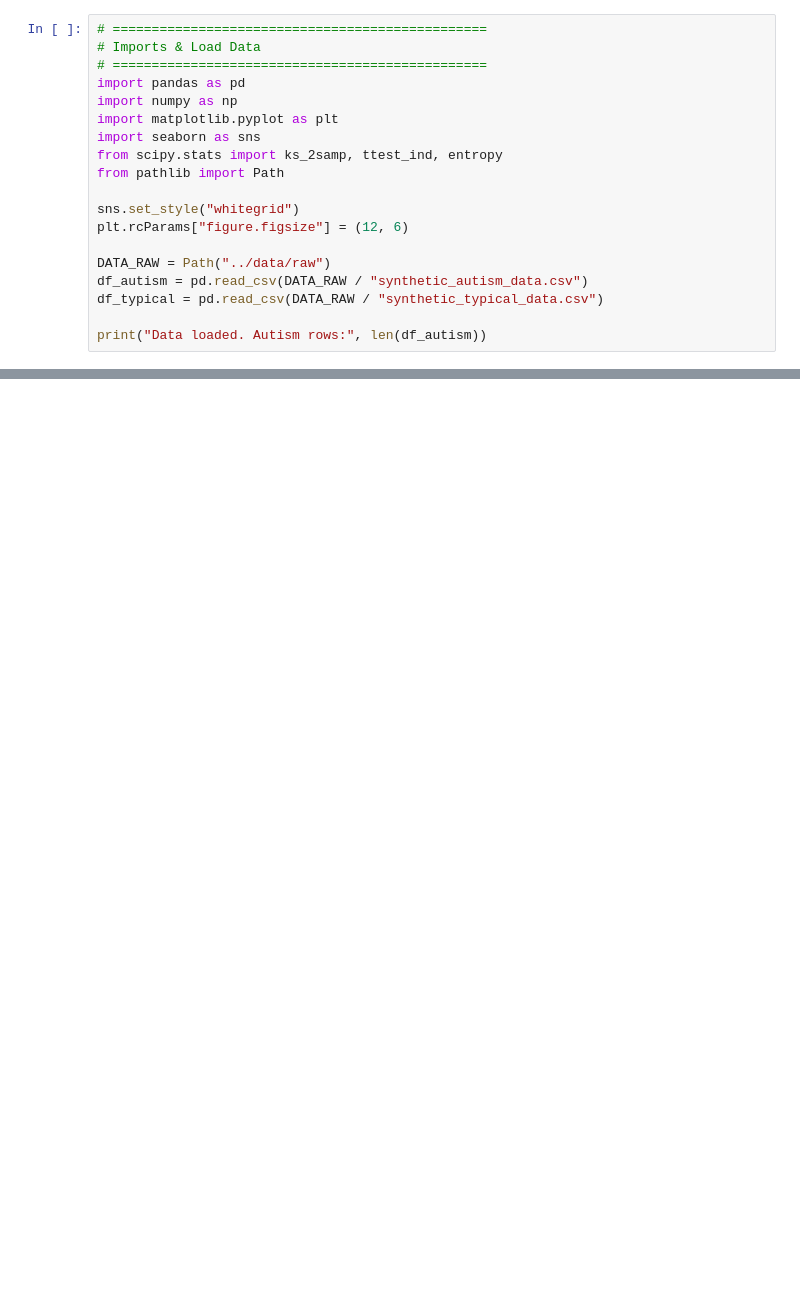
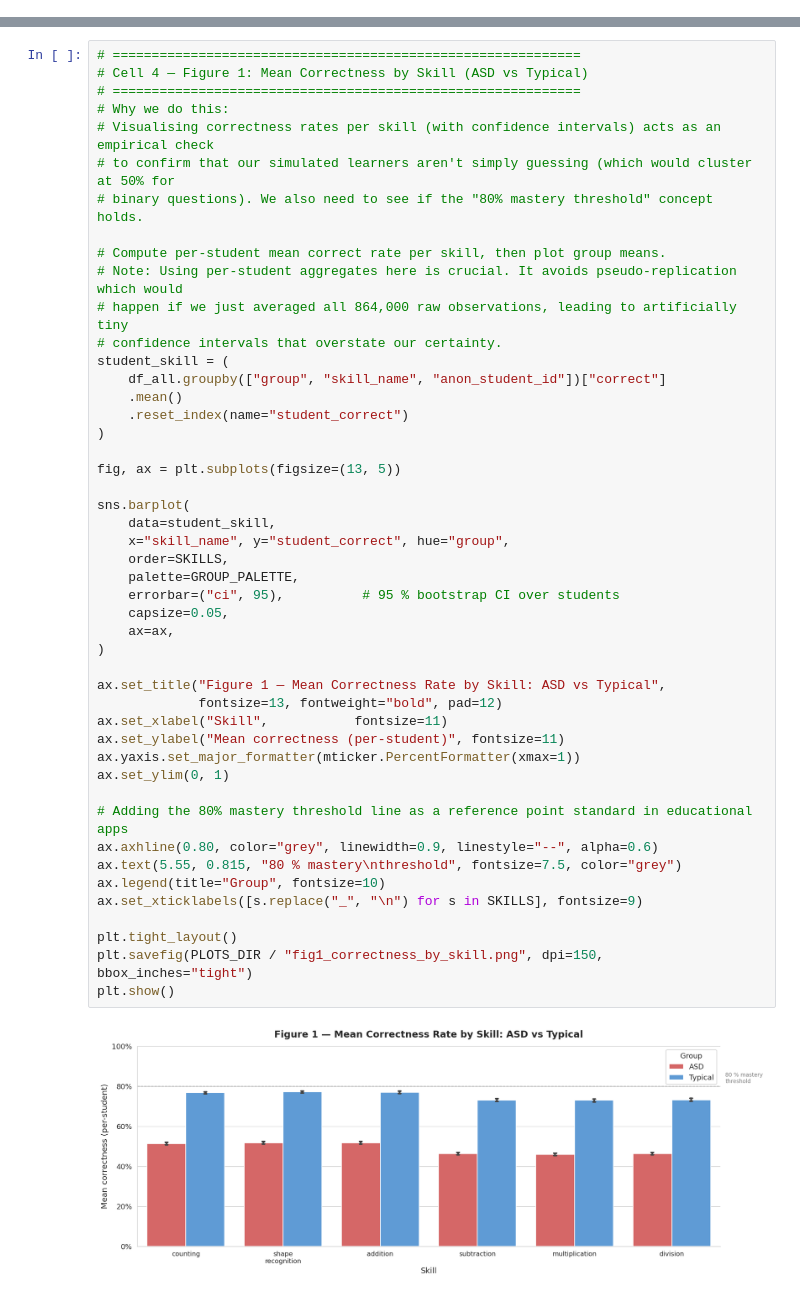
Before and after one commit to Cosmas256s/ML-NYOTA, a Jupyter notebook: notebooks/02_data_exploration_validation.ipynb, the cells around one changed output, grey strips where cells are left out. Cells and saved outputs as stored; diff of their text form; blank space fills up the shorter version.

```diff
--- a/notebooks/02_data_exploration_validation.ipynb
+++ b/notebooks/02_data_exploration_validation.ipynb
@@ -16,19 +0,0 @@
-# %%
-# ================================================
-# Imports & Load Data
-# ================================================
-import pandas as pd
-import numpy as np
-import matplotlib.pyplot as plt
-import seaborn as sns
-from scipy.stats import ks_2samp, ttest_ind, entropy
-from pathlib import Path
-
-sns.set_style("whitegrid")
-plt.rcParams["figure.figsize"] = (12, 6)
-
-DATA_RAW = Path("../data/raw")
-df_autism = pd.read_csv(DATA_RAW / "synthetic_autism_data.csv")
-df_typical = pd.read_csv(DATA_RAW / "synthetic_typical_data.csv")
-
-print("Data loaded. Autism rows:", len(df_autism))
@@ -181,0 +249,49 @@ KL Divergence (behavior) = 0.2854 (lower = more similar)
+# %%
+# ============================================================
+# Cell 4 — Figure 1: Mean Correctness by Skill (ASD vs Typical)
+# ============================================================
+# Why we do this:
+# Visualising correctness rates per skill (with confidence intervals) acts as an empirical check
+# to confirm that our simulated learners aren't simply guessing (which would cluster at 50% for
+# binary questions). We also need to see if the "80% mastery threshold" concept holds.
+
+# Compute per-student mean correct rate per skill, then plot group means.
+# Note: Using per-student aggregates here is crucial. It avoids pseudo-replication which would
+# happen if we just averaged all 864,000 raw observations, leading to artificially tiny
+# confidence intervals that overstate our certainty.
+student_skill = (
+    df_all.groupby(["group", "skill_name", "anon_student_id"])["correct"]
+    .mean()
+    .reset_index(name="student_correct")
+)
+
+fig, ax = plt.subplots(figsize=(13, 5))
+
+sns.barplot(
+    data=student_skill,
+    x="skill_name", y="student_correct", hue="group",
+    order=SKILLS,
+    palette=GROUP_PALETTE,
+    errorbar=("ci", 95),          # 95 % bootstrap CI over students
+    capsize=0.05,
+    ax=ax,
+)
+
+ax.set_title("Figure 1 — Mean Correctness Rate by Skill: ASD vs Typical",
+             fontsize=13, fontweight="bold", pad=12)
+ax.set_xlabel("Skill",           fontsize=11)
+ax.set_ylabel("Mean correctness (per-student)", fontsize=11)
+ax.yaxis.set_major_formatter(mticker.PercentFormatter(xmax=1))
+ax.set_ylim(0, 1)
+
+# Adding the 80% mastery threshold line as a reference point standard in educational apps
+ax.axhline(0.80, color="grey", linewidth=0.9, linestyle="--", alpha=0.6)
+ax.text(5.55, 0.815, "80 % mastery\nthreshold", fontsize=7.5, color="grey")
+ax.legend(title="Group", fontsize=10)
+ax.set_xticklabels([s.replace("_", "\n") for s in SKILLS], fontsize=9)
+
+plt.tight_layout()
+plt.savefig(PLOTS_DIR / "fig1_correctness_by_skill.png", dpi=150, bbox_inches="tight")
+plt.show()
+# %% [output]
+[figure, added]
```
Also changed, not shown: parts of 33 cells of this notebook, 28 other files.
